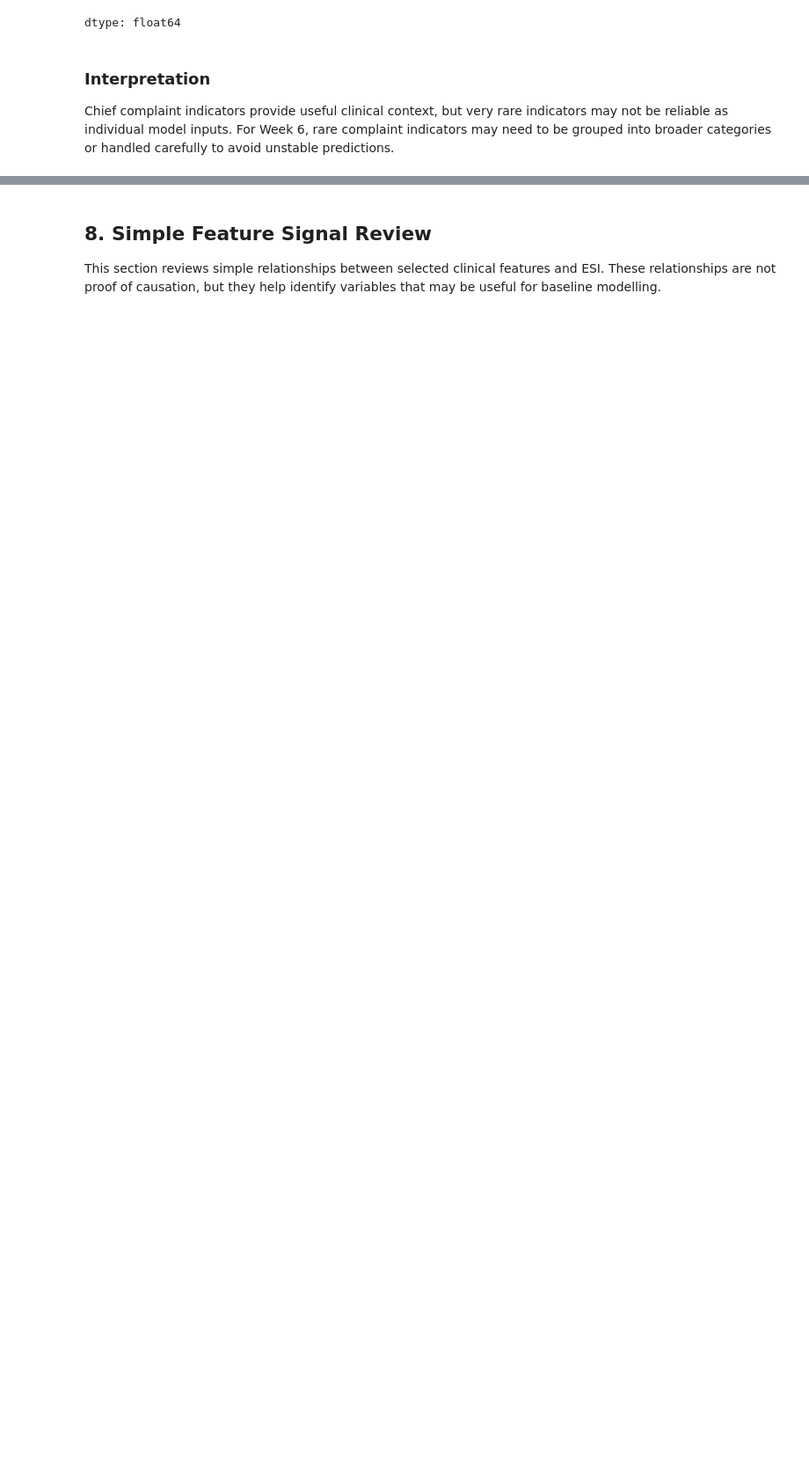
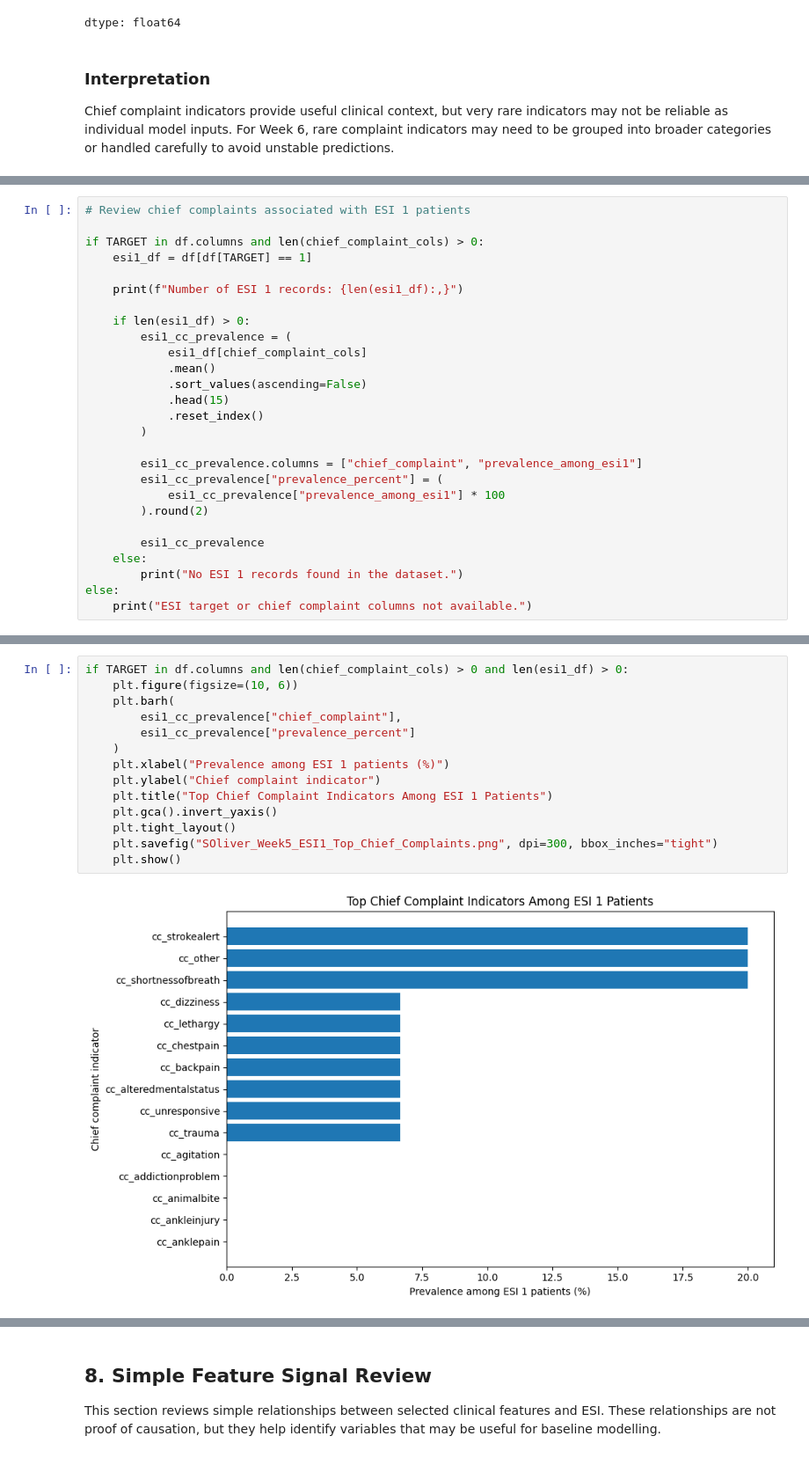
Before and after one commit to ShariUWI/carisurg-portfolio, a Jupyter notebook: notebooks/week-5/SOliver_Week5_Final_Data_Exploration.ipynb, the cells around one changed output, grey strips where cells are left out. Shown at 88% size. Saved outputs shown, nothing was run; the diff lists cells and outputs as text; blank space fills up the shorter version.

Commit message:
Week 5 Final Deliverable

```diff
--- a/notebooks/week-5/SOliver_Week5_Final_Data_Exploration.ipynb
+++ b/notebooks/week-5/SOliver_Week5_Final_Data_Exploration.ipynb
@@ -543,0 +548,27 @@ Chief complaint indicators provide useful clinical context, but very rare indica
+# %%
+# Review chief complaints associated with ESI 1 patients
+
+if TARGET in df.columns and len(chief_complaint_cols) > 0:
+    esi1_df = df[df[TARGET] == 1]
+
+    print(f"Number of ESI 1 records: {len(esi1_df):,}")
+
+    if len(esi1_df) > 0:
+        esi1_cc_prevalence = (
+            esi1_df[chief_complaint_cols]
+            .mean()
+            .sort_values(ascending=False)
+            .head(15)
+            .reset_index()
+        )
+
+        esi1_cc_prevalence.columns = ["chief_complaint", "prevalence_among_esi1"]
+        esi1_cc_prevalence["prevalence_percent"] = (
+            esi1_cc_prevalence["prevalence_among_esi1"] * 100
+        ).round(2)
+
+        esi1_cc_prevalence
+    else:
+        print("No ESI 1 records found in the dataset.")
+else:
+    print("ESI target or chief complaint columns not available.")
@@ -543,0 +577,16 @@ Chief complaint indicators provide useful clinical context, but very rare indica
+# %%
+if TARGET in df.columns and len(chief_complaint_cols) > 0 and len(esi1_df) > 0:
+    plt.figure(figsize=(10, 6))
+    plt.barh(
+        esi1_cc_prevalence["chief_complaint"],
+        esi1_cc_prevalence["prevalence_percent"]
+    )
+    plt.xlabel("Prevalence among ESI 1 patients (%)")
+    plt.ylabel("Chief complaint indicator")
+    plt.title("Top Chief Complaint Indicators Among ESI 1 Patients")
+    plt.gca().invert_yaxis()
+    plt.tight_layout()
+    plt.savefig("SOliver_Week5_ESI1_Top_Chief_Complaints.png", dpi=300, bbox_inches="tight")
+    plt.show()
+# %% [output]
+[figure, added]
```
Also changed, not shown: parts of 21 cells of this notebook, 1 other file.
